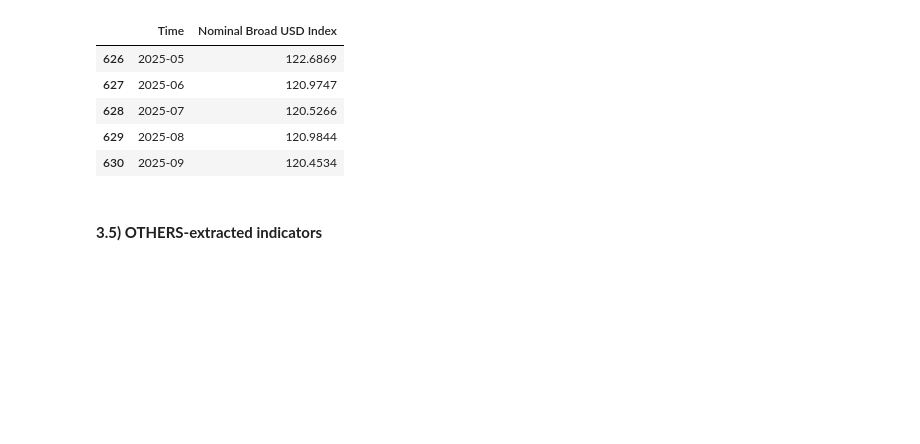
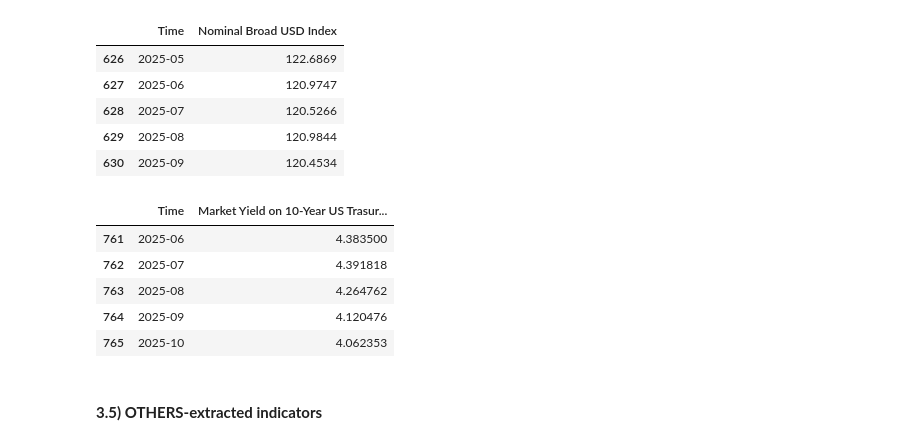
Before and after one commit to EliaLand/PSTR_Financial_Econometrics, a Jupyter notebook: data_fetcher/main.ipynb, the cells around one changed output. Drawn from its saved outputs; the diff is of its cells as text; code cells hidden in the pictures; blank space fills up the shorter version.

```diff
--- a/data_fetcher/main.ipynb
+++ b/data_fetcher/main.ipynb
@@ -322,18 +323,28 @@ usdi_m_raw.tail()
 | 629 | 2025-08 | 120.9844 |
 | 630 | 2025-09 | 120.4534 |
 # %%
-#Market Yield on U.S. Treasury Securities at 10-Year Constant Maturity, Quoted on an Investment Basis  (monthly, index Jan 2006=100, not seasonally adjusted, 2006-01, 2025-09)
-# https://fred.stlouisfed.org/series/TWEXBGSMTH
+# Market Yield on U.S. Treasury Securities at 10-Year Constant Maturity, Quoted on an Investment Basis  (from daily to monthly, percent, not seasonally adjusted, 1962-01, 2025-10)
+# https://fred.stlouisfed.org/series/DGS10
 
-usdi_m_raw = fetch_FRED("TWEXBGSMTH")
-usdi_m_raw = usdi_m_raw.rename(columns=
+ustyield_d_raw = fetch_FRED("DGS10")
+ustyield_d_raw = ustyield_d_raw.rename(columns=
         {"date": "Time",
-         "TWEXBGSMTH": "Nominal Broad USD Index"
+         "DGS10": "Market Yield on 10-Year US Trasury Securities"
 })
 
-usdi_m_raw["Time"] = usdi_m_raw["Time"].dt.to_period("M").astype(str)
+# Aggregation (dimension from daily to monthly)
+ustyield_d_raw = ustyield_d_raw.set_index("Time")
+ustyield_m_raw = ustyield_d_raw.resample("M").mean().reset_index()
+ustyield_m_raw["Time"] = ustyield_m_raw["Time"].dt.to_period("M").astype(str)
 
-usdi_m_raw.tail()
+ustyield_m_raw.tail()
+# %% [output]
+|  | Time | Market Yield on 10-Year US Trasur... |
+| 761 | 2025-06 | 4.383500 |
+| 762 | 2025-07 | 4.391818 |
+| 763 | 2025-08 | 4.264762 |
+| 764 | 2025-09 | 4.120476 |
+| 765 | 2025-10 | 4.062353 |
 # %% [markdown]
 #### **3.5) OTHERS-extracted indicators**
 # %%
```
Also changed, not shown: parts of 6 cells of this notebook, 2 other files.
